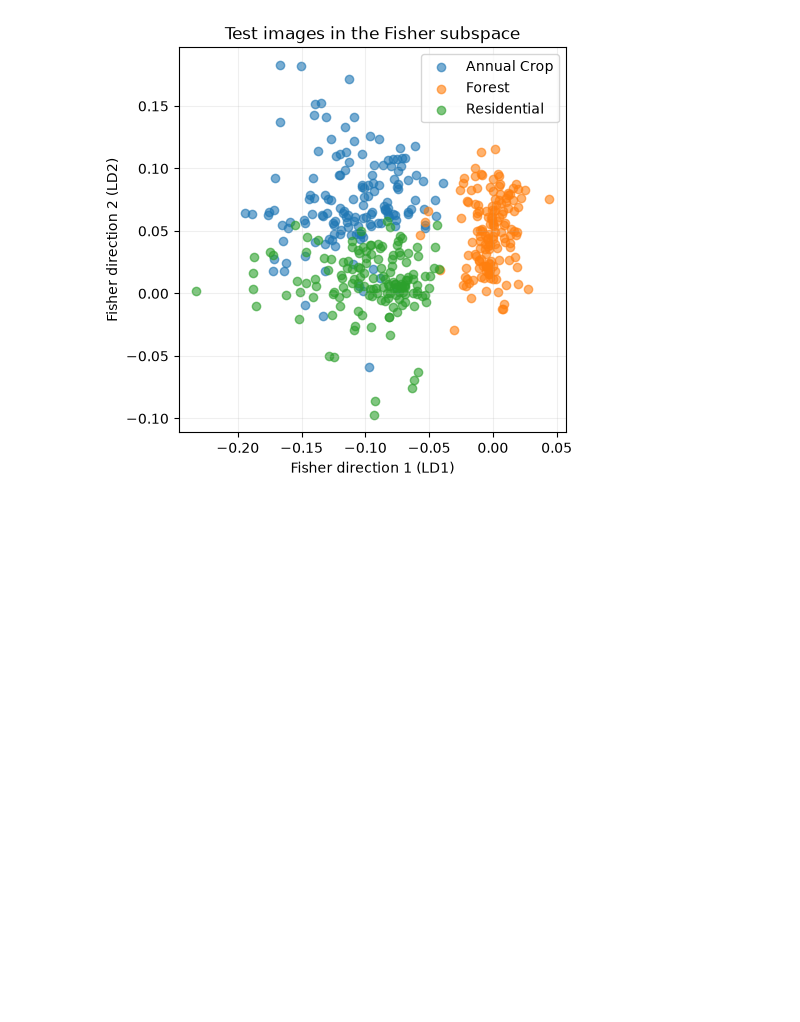
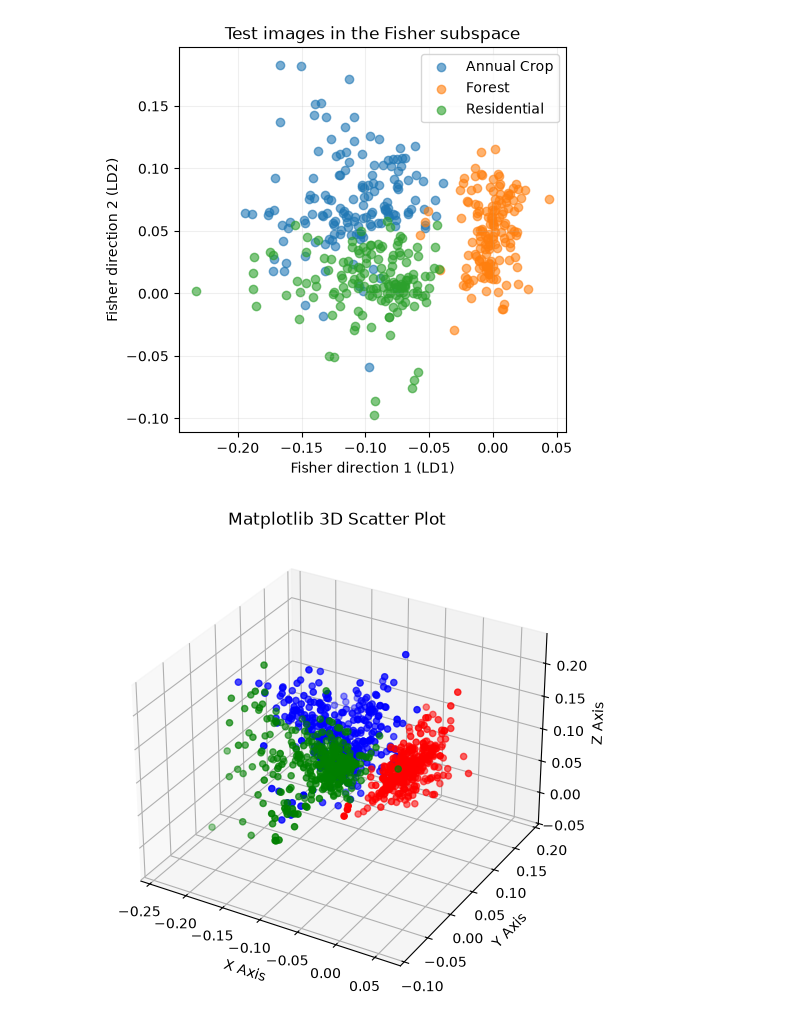
Before and after one commit to Joanna1101/ASEN-6337-Group-Project, a Jupyter notebook: Fisher_LDA.ipynb, the cells around one changed output. Drawn from its saved outputs; the diff is of its cells as text; code cells hidden in the pictures; blank space fills up the shorter version.

Commit message:
3d plot

```diff
--- a/Fisher_LDA.ipynb
+++ b/Fisher_LDA.ipynb
@@ -241,7 +241,7 @@ Shape of Between Class Scatter Matrix Sb:
 
 eigVal, eigVec = sp.linalg.eigh(Sb, Sw)
 # %%
-idx = np.argsort(eigVal)[::-1][:2] # small to large and then reverse it and choose the 2 largest values
+idx = np.argsort(eigVal)[::-1][:3] # small to large and then reverse it and choose the 2 largest values
 WT = eigVec[:, idx]
 # %%
 # Projections
@@ -310,3 +310,42 @@ plt.grid(alpha=0.2)
 plt.show()
 # %% [output]
 [figure]
+# %%
+import matplotlib.pyplot as plt
+import numpy as np
+
+x1 = annualCropProjectionTrain[:,0]
+y1 = annualCropProjectionTrain[:,1]
+z1 = annualCropProjectionTrain[:,2]
+
+x2 = forestProjectionTrain[:,0]
+y2 = forestProjectionTrain[:,1]
+z2 = forestProjectionTrain[:,2]
+
+x3 = residentialProjectionTrain[:,0]
+y3 = residentialProjectionTrain[:,1]
+z3 = residentialProjectionTrain[:,2]
+
+
+# 2. Create figure and 3D axes
+fig = plt.figure(figsize=(8, 6))
+ax = fig.add_subplot(projection='3d')
+
+# 3. Create the 3D scatter plot
+# 'c' controls color, 'marker' sets the shape, and 's' adjusts point size
+ax.scatter(x1, y1, z1, color = 'blue', marker='o', s=20)
+ax.scatter(x2, y2, z2, color = 'red', marker='o', s=20)
+ax.scatter(x3, y3, z3, color = 'green', marker='o', s=20)
+
+
+
+# 4. Add labels and title
+ax.set_xlabel('X Axis')
+ax.set_ylabel('Y Axis')
+ax.set_zlabel('Z Axis')
+ax.set_title('Matplotlib 3D Scatter Plot')
+
+# 5. Display the plot
+plt.show()
+# %% [output]
+[figure, added]
```
Also changed, not shown: 1 other file.
